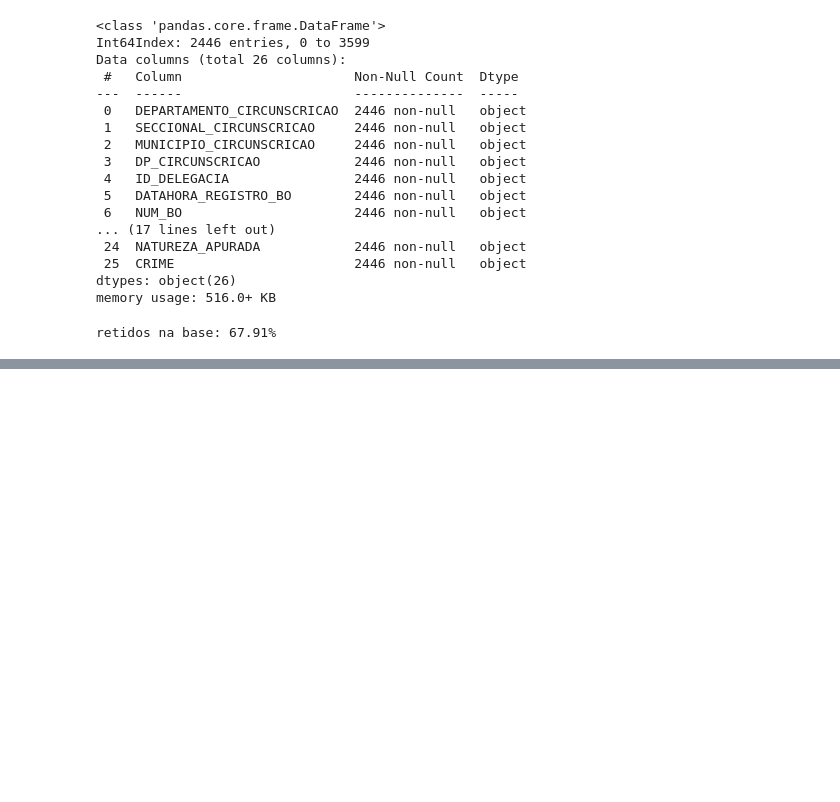
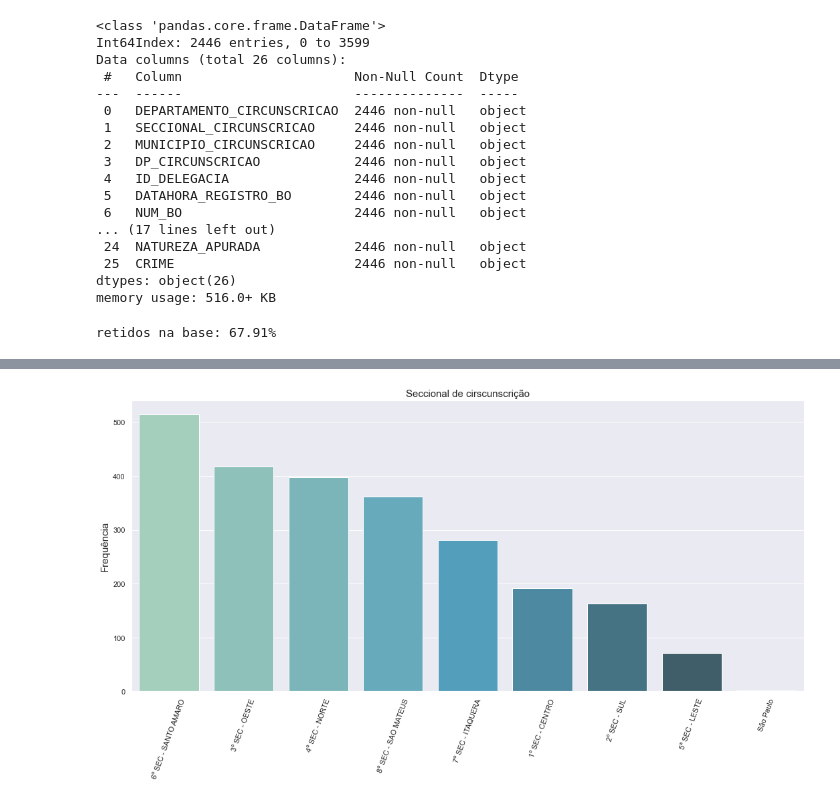
Before and after one commit to LucaNoto/PF_CoderHouse, a Jupyter notebook: Analise_ausentes_&_heatmap.ipynb, the cells around one changed output, grey strips where cells are left out. Drawn from its saved outputs; the diff is of its cells as text; code cells hidden in the pictures; blank space fills up the shorter version.

```diff
--- a/Analise_ausentes_&_heatmap.ipynb
+++ b/Analise_ausentes_&_heatmap.ipynb
@@ -159,0 +193,33 @@ crimedata2.columns = ["District", "Number"]
+# %%
+map_sec = {
+    "1ª SEC" : "1º SEC - CENTRO",
+    "DEL.SEC.1º CENTRO" : "1º SEC - CENTRO",
+    "2ª SEC" : "2º SEC - SUL",
+    "DEL.SEC.2º SUL" : "2º SEC - SUL",
+    "3ª SEC" : "3º SEC - OESTE",
+    "DEL.SEC.3º OESTE" : "3º SEC - OESTE",
+    "4ª SEC" : "4º SEC - NORTE",
+    "DEL.SEC.4º NORTE" : "4º SEC - NORTE",
+    "5ª SEC" : "5ª SEC - LESTE",
+    "DEL.SEC.5º LESTE " : "5º SEC - LESTE",
+    "6ª SEC" : "6º SEC - SANTO AMARO",
+    "DEL.SEC.6º SANTO AMARO" : "6º SEC - SANTO AMARO",
+    "7ª SEC" : "7º SEC - ITAQUERA",
+    "DEL.SEC.7º ITAQUERA" : "7º SEC - ITAQUERA",
+    "8ª SEC" : "8º SEC - SAO MATEUS",
+    "DEL.SEC.8º SAO MATEUS" : "8º SEC - SAO MATEUS",
+    "São Paulo" : "São Paulo"}
+
+sec_counts = dfClean.SECCIONAL_CIRCUNSCRICAO.map(map_sec).value_counts()
+
+sns.set(rc={'figure.figsize':(18,8)})
+
+x = list(sec_counts.keys())
+y = list(sec_counts.values)
+sns.barplot(x=x, y=y, palette="GnBu_d")
+plt.xticks(rotation=70)
+plt.title("Seccional de cirscunscrição", fontdict = {'fontsize': 15})
+plt.ylabel("Frequência", fontdict={'fontsize': 15})
+plt.show()
+# %% [output]
+[figure, added]
```
Also changed, not shown: parts of 21 cells of this notebook.
